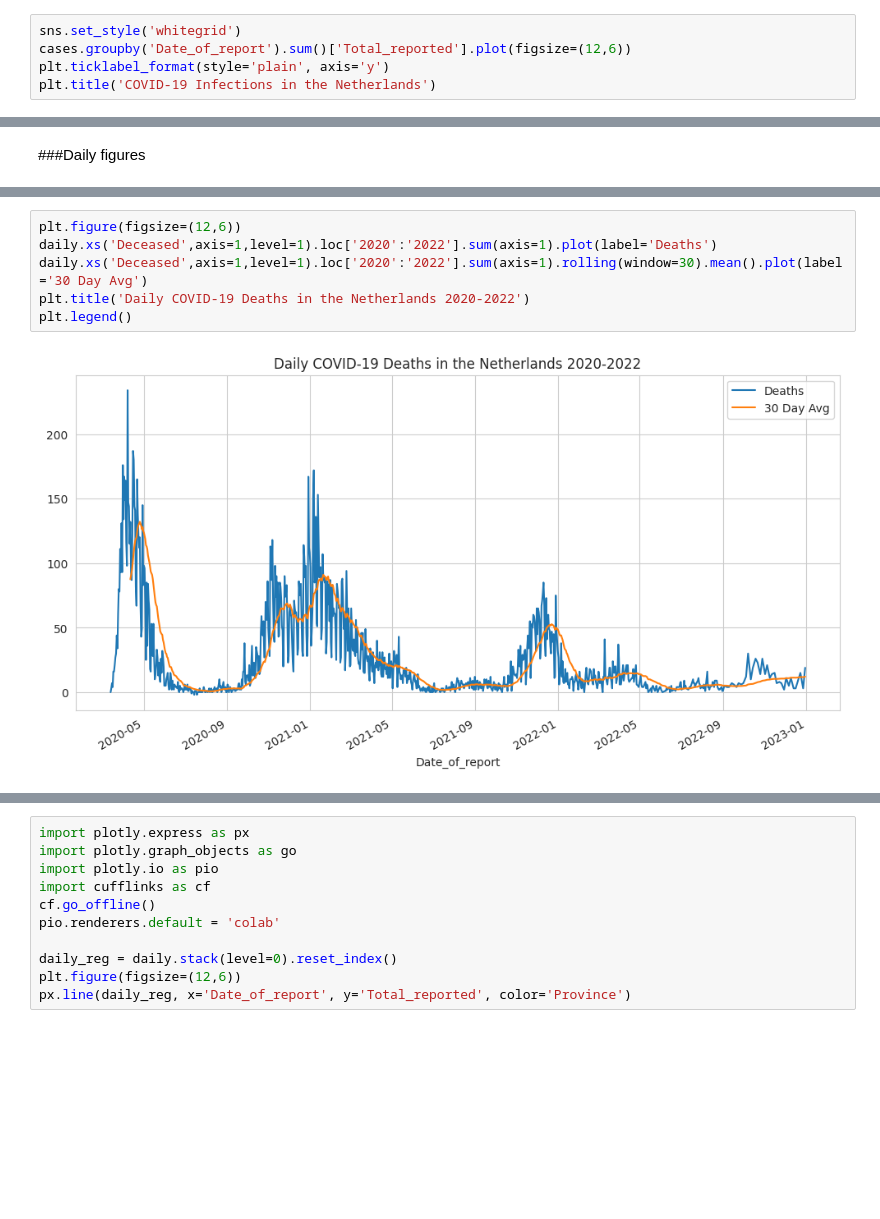
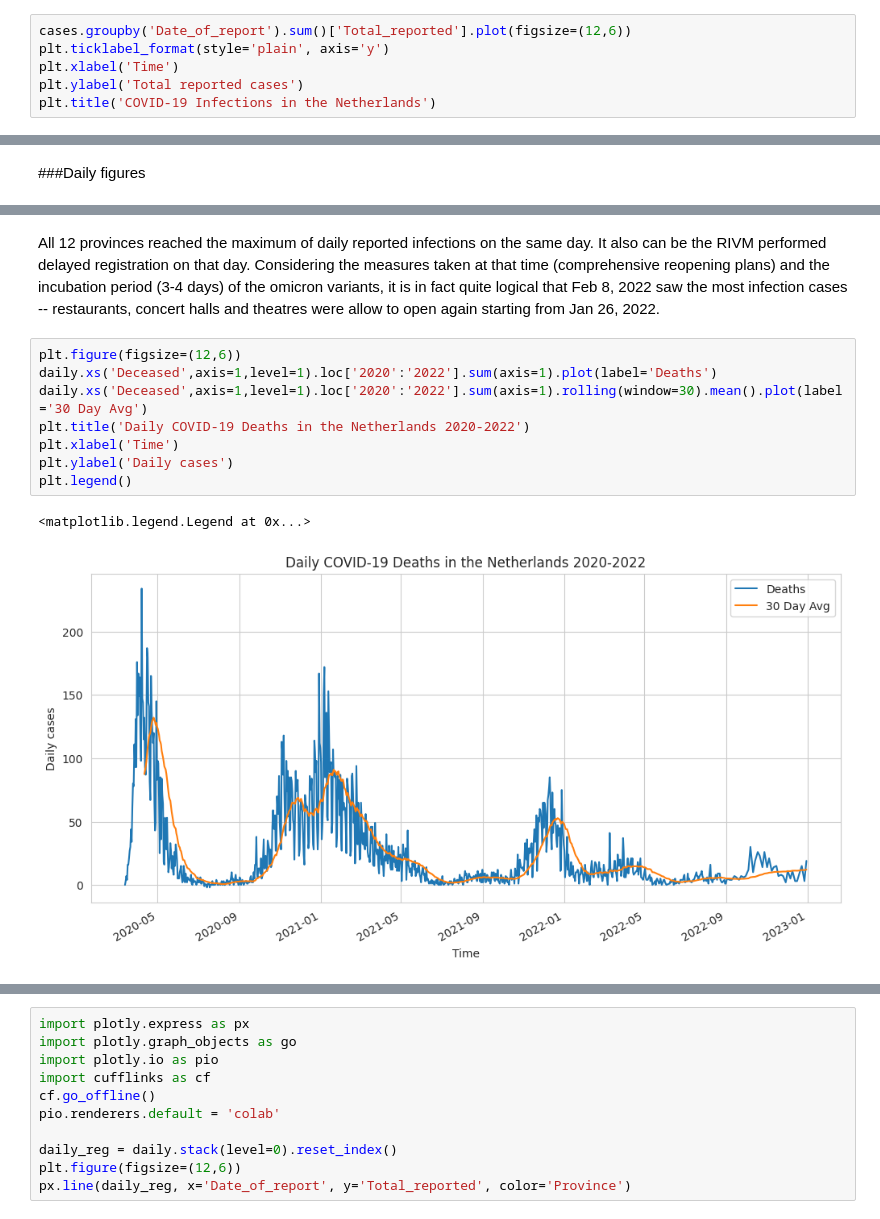
Before and after one commit to MC-Codingcat/NL-COVID-19-Data-Analysis, a Jupyter notebook: NL_COVID_19_Analysis_Trend.ipynb, the cells around one changed output, grey strips where cells are left out. Saved outputs shown, nothing was run; the diff lists cells and outputs as text; blank space fills up the shorter version.

```diff
--- a/NL_COVID_19_Analysis_Trend.ipynb
+++ b/NL_COVID_19_Analysis_Trend.ipynb
@@ -148,9 +132,10 @@ daily
 # %% [markdown]
 ###Timelines of the COVID-19 trends:
 # %%
-sns.set_style('whitegrid')
 cases.groupby('Date_of_report').sum()['Total_reported'].plot(figsize=(12,6))
 plt.ticklabel_format(style='plain', axis='y')
+plt.xlabel('Time')
+plt.ylabel('Total reported cases')
 plt.title('COVID-19 Infections in the Netherlands')
 # %% [output]
 Text(0.5, 1.0, 'COVID-19 Infections in the Netherlands')
@@ -186,11 +194,16 @@ Timestamp('2022-02-08 10:00:00')
+# %% [markdown]
+All 12 provinces reached the maximum of daily reported infections on the same day. It also can be the RIVM performed delayed registration on that day. Considering the measures taken at that time (comprehensive reopening plans) and the incubation period (3-4 days) of the omicron variants, it is in fact quite logical that Feb 8, 2022 saw the most infection cases -- restaurants, concert halls and theatres were allow to open again starting from Jan 26, 2022.
 # %%
 plt.figure(figsize=(12,6))
 daily.xs('Deceased',axis=1,level=1).loc['2020':'2022'].sum(axis=1).plot(label='Deaths')
 daily.xs('Deceased',axis=1,level=1).loc['2020':'2022'].sum(axis=1).rolling(window=30).mean().plot(label='30 Day Avg')
 plt.title('Daily COVID-19 Deaths in the Netherlands 2020-2022')
+plt.xlabel('Time')
+plt.ylabel('Daily cases')
 plt.legend()
 # %% [output]
+<matplotlib.legend.Legend at 0x...>
-[figure, old version]
+[figure, new version]
 # %%
 plt.figure(figsize=(12,6))
 daily.xs('Hospital_admission',axis=1,level=1).loc['2020':'2022-01-17'].sum(axis=1).plot(label='Hospital Admissions')
```
Also changed, not shown: parts of 21 cells of this notebook.
